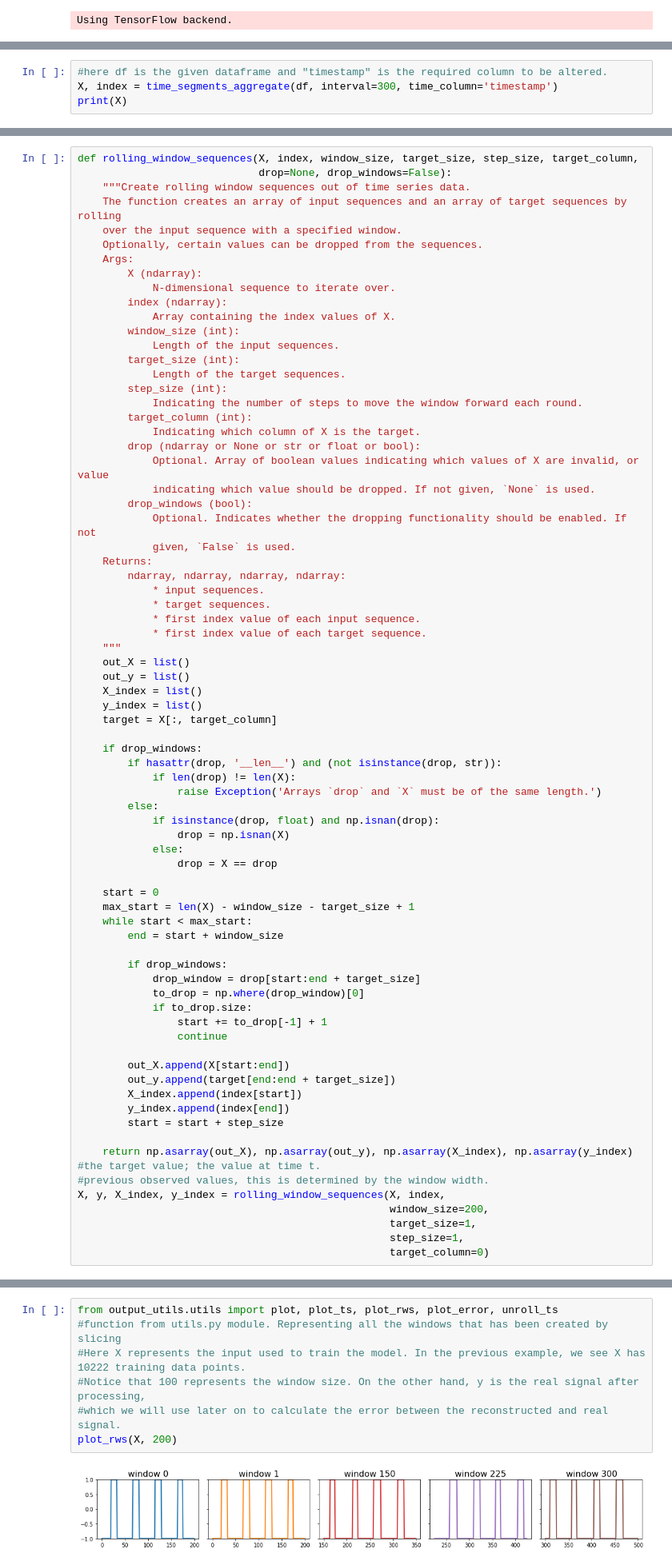
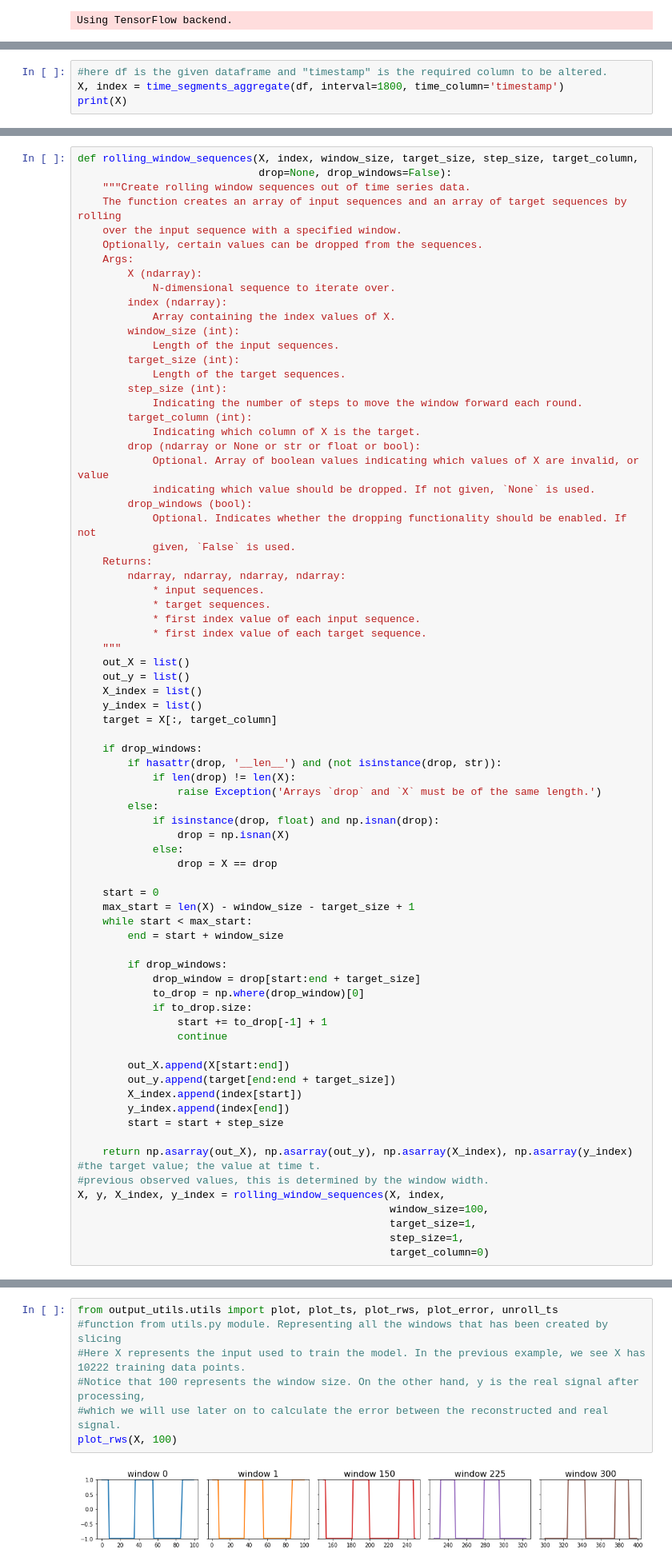
Before and after one commit to genbhall/MSc-individual-project, a Jupyter notebook: model/test_model.ipynb, the cells around one changed output, grey strips where cells are left out. Shown at 80% size. Saved outputs shown, nothing was run; the diff lists cells and outputs as text.

```diff
--- a/model/test_model.ipynb
+++ b/model/test_model.ipynb
@@ -17,5 +16,5 @@ pickle_file = "sleep_model.pickle"
 # %%
 #here df is the given dataframe and "timestamp" is the required column to be altered.
-X, index = time_segments_aggregate(df, interval=300, time_column='timestamp')
+X, index = time_segments_aggregate(df, interval=1800, time_column='timestamp')
 print(X)
 # %% [output]
@@ -109,7 +110,7 @@ def rolling_window_sequences(X, index, window_size, target_size, step_size, targ
 #the target value; the value at time t.
 #previous observed values, this is determined by the window width.
 X, y, X_index, y_index = rolling_window_sequences(X, index,
-                                                  window_size=200,
+                                                  window_size=100,
                                                   target_size=1,
                                                   step_size=1,
                                                   target_column=0)
@@ -126,12 +127,12 @@ Training y index shape: (16951,)
 # %%
 from output_utils.utils import plot, plot_ts, plot_rws, plot_error, unroll_ts
 #function from utils.py module. Representing all the windows that has been created by slicing
 #Here X represents the input used to train the model. In the previous example, we see X has 10222 training data points.
 #Notice that 100 represents the window size. On the other hand, y is the real signal after processing,
 #which we will use later on to calculate the error between the reconstructed and real signal.
-plot_rws(X, 200)
+plot_rws(X, 100)
 # %% [output]
-[figure, old version]
+[figure, new version]
 # %%
 from config.model import hyperparameters
 from orion.primitives.tadgan import TadGAN
```
Also changed, not shown: parts of 11 cells of this notebook, 3 other files.
